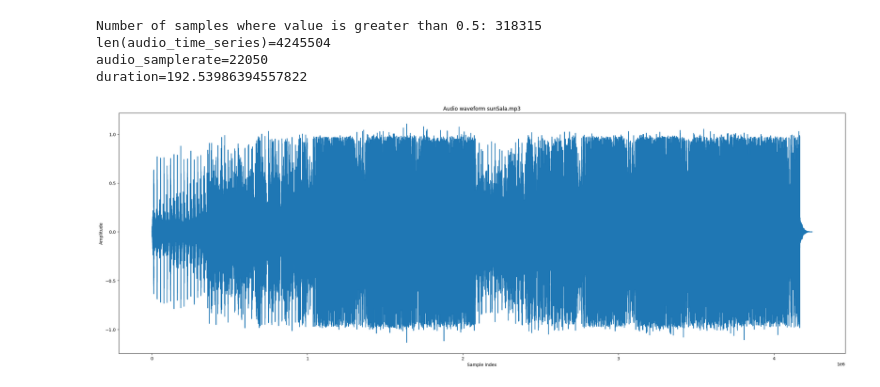
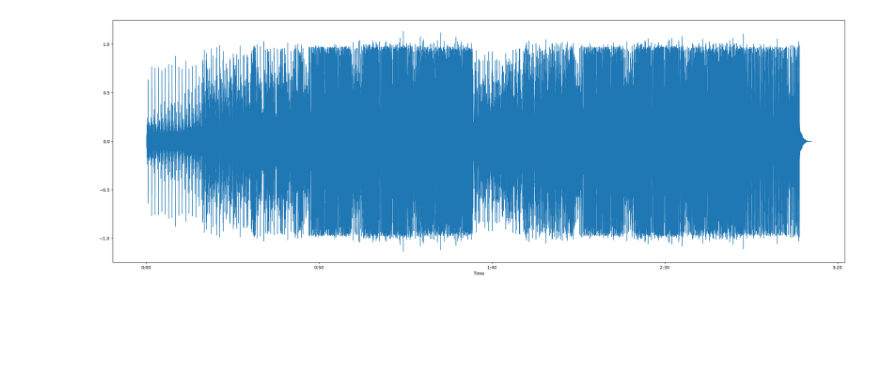
Before and after one commit to brandonnguyen257/Audio-To-Haptic-Metadata, a Jupyter notebook: main.ipynb, the cells around one changed output. Saved outputs shown, nothing was run; the diff lists cells and outputs as text; code cells hidden in the pictures; blank space fills up the shorter version.

Commit message:
add utils folder to git and use librosa.display.waveshow to dispaly audio waveform

```diff
--- a/main.ipynb
+++ b/main.ipynb
@@ -15,26 +15,11 @@ file_name = "Heat Waves.mp3" #change this to the name of the song you want to te
 # %%
 file_location = 'sunSala.mp3'
 audio_time_series , audio_samplerate = librosa.load(file_location)
-# %%
-count = np.sum(audio_time_series > 0.5)
-
-print("Number of samples where value is greater than 0.5:", count)
-duration = len(audio_time_series) / audio_samplerate
-
-print(f"{len(audio_time_series)=}")
-print(f"{audio_samplerate=}")
-print(f"{duration=}")
-
-# Plot the waveform
-plt.figure(figsize=(30, 10))
-plt.plot(audio_time_series)
-plt.title('Audio waveform ' + file_location)
-plt.xlabel('Sample Index')
-plt.ylabel('Amplitude')
-plt.show()
-# %% [output]
-Number of samples where value is greater than 0.5: 318315
-len(audio_time_series)=4245504
-audio_samplerate=22050
-duration=192.53986394557822
-[figure, removed]
+# %%
+
+# Plot the waveform
+plt.figure(figsize=(30, 10))
+librosa.display.waveshow(audio_time_series, sr=audio_samplerate)
+plt.show()
+# %% [output]
+[figure, added]
```
Also changed, not shown: 2 other files.
